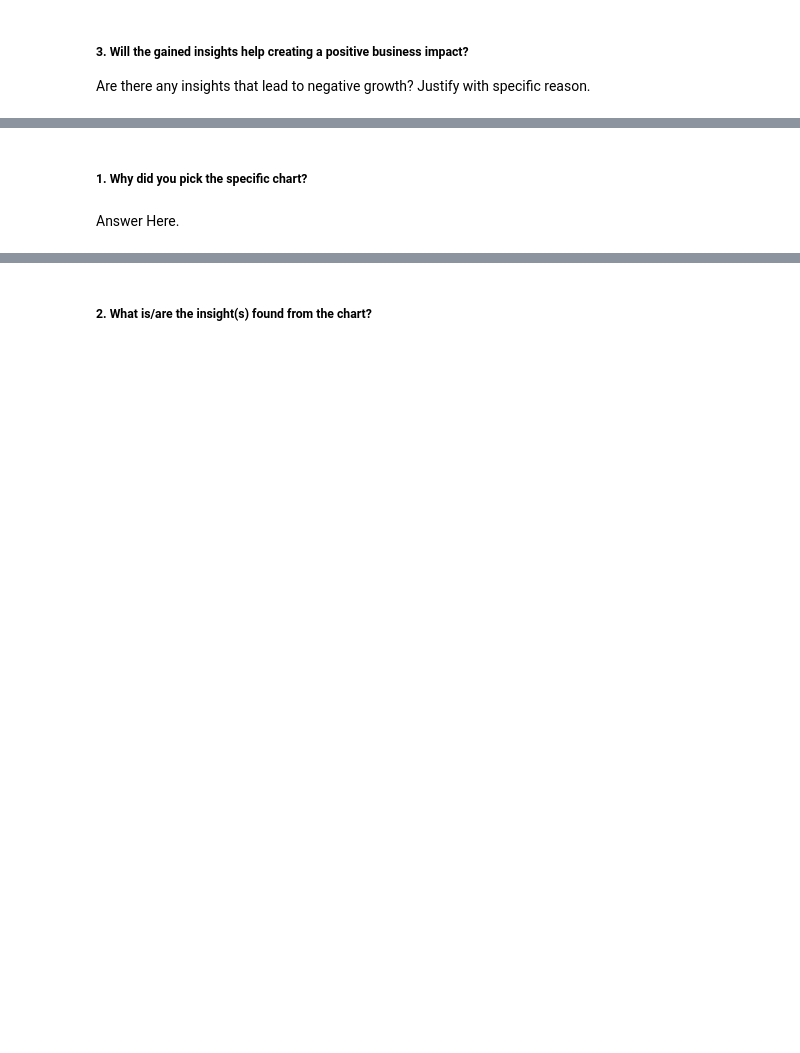
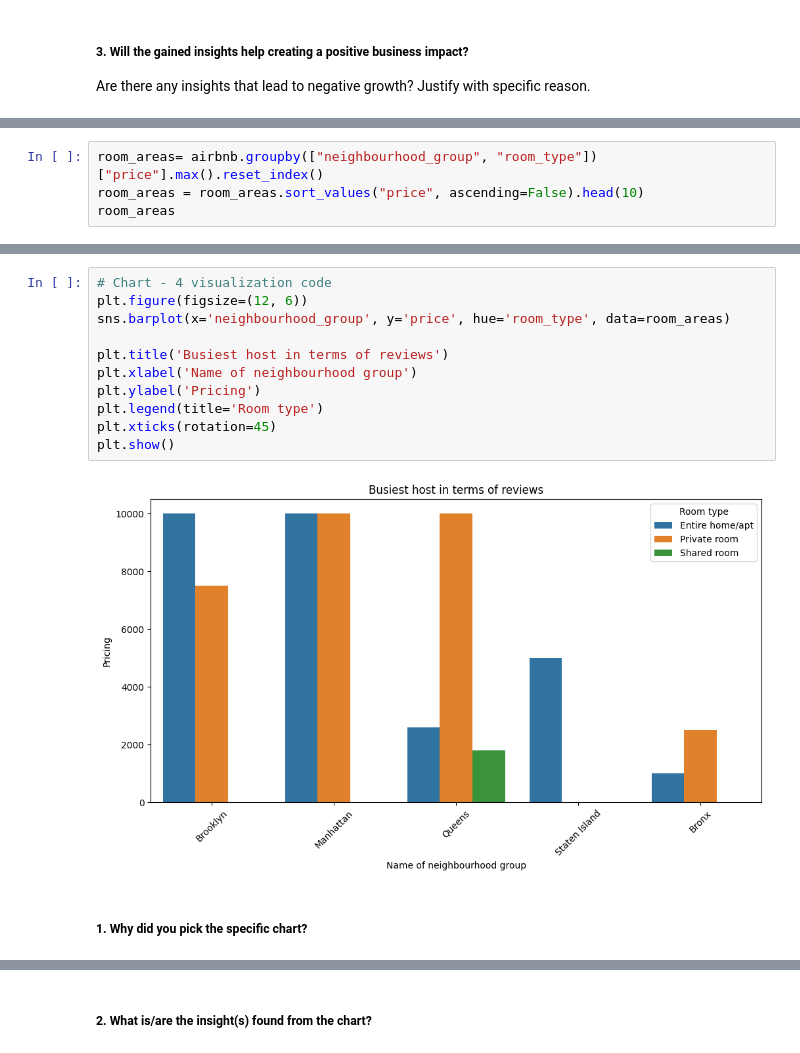
Before and after one commit to OmprakashDebata/Eda-Project-Airbnb, a Jupyter notebook: EDA_Airbnb_Submission.ipynb, the cells around one changed output, grey strips where cells are left out. Cells and saved outputs as stored; diff of their text form; blank space fills up the shorter version.

```diff
--- a/EDA_Airbnb_Submission.ipynb
+++ b/EDA_Airbnb_Submission.ipynb
@@ -362,0 +442,4 @@ Answer Here
+# %%
+room_areas= airbnb.groupby(["neighbourhood_group", "room_type"])["price"].max().reset_index()
+room_areas = room_areas.sort_values("price", ascending=False).head(10)
+room_areas
@@ -363,4 +458,15 @@ Answer Here
+# %%
+# Chart - 4 visualization code
+plt.figure(figsize=(12, 6))
+sns.barplot(x='neighbourhood_group', y='price', hue='room_type', data=room_areas)
+
+plt.title('Busiest host in terms of reviews')
+plt.xlabel('Name of neighbourhood group')
+plt.ylabel('Pricing')
+plt.legend(title='Room type')
+plt.xticks(rotation=45)
+plt.show()
+# %% [output]
+[figure, added]
 # %% [markdown]
 ##### 1. Why did you pick the specific chart?
-# %% [markdown]
-Answer Here.
```
Also changed, not shown: parts of 75 cells of this notebook.
